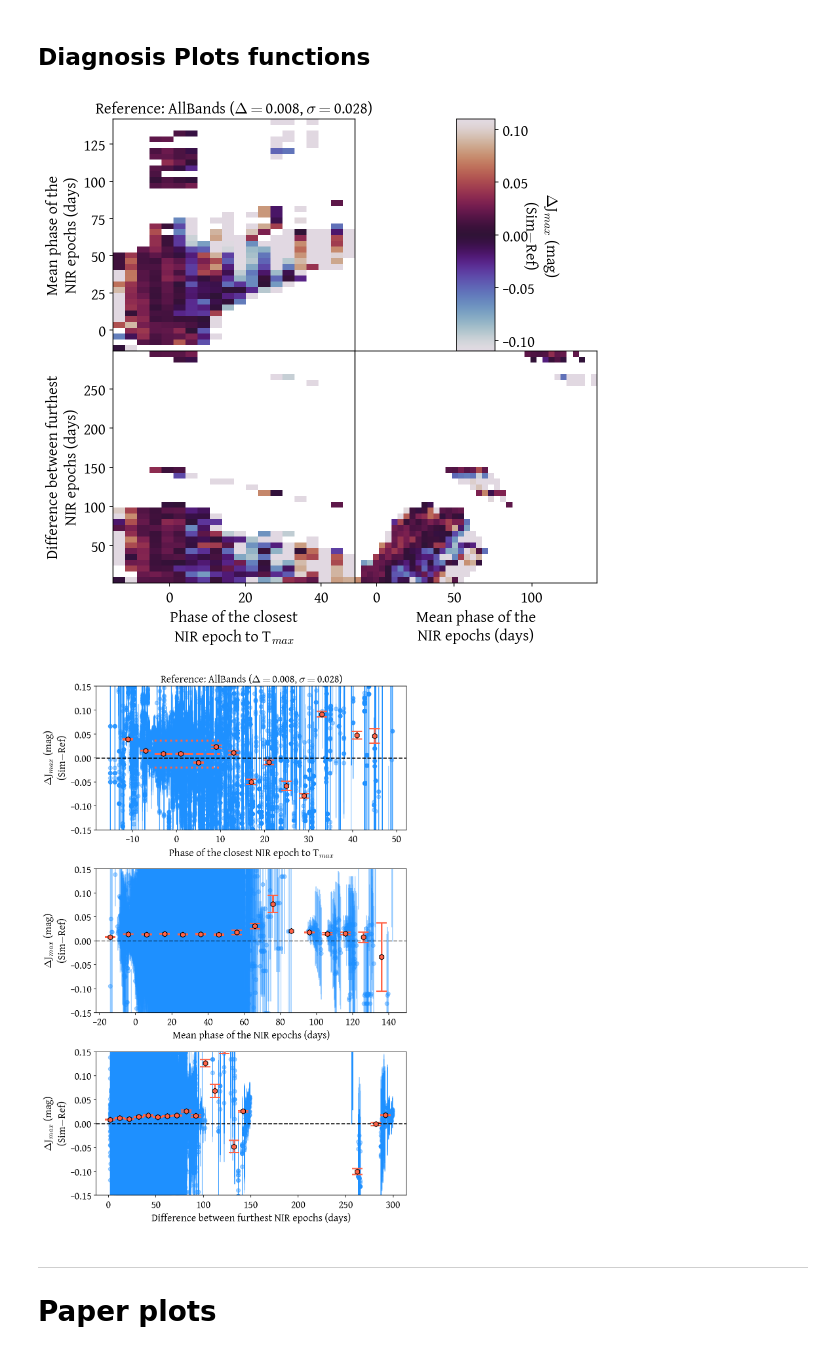
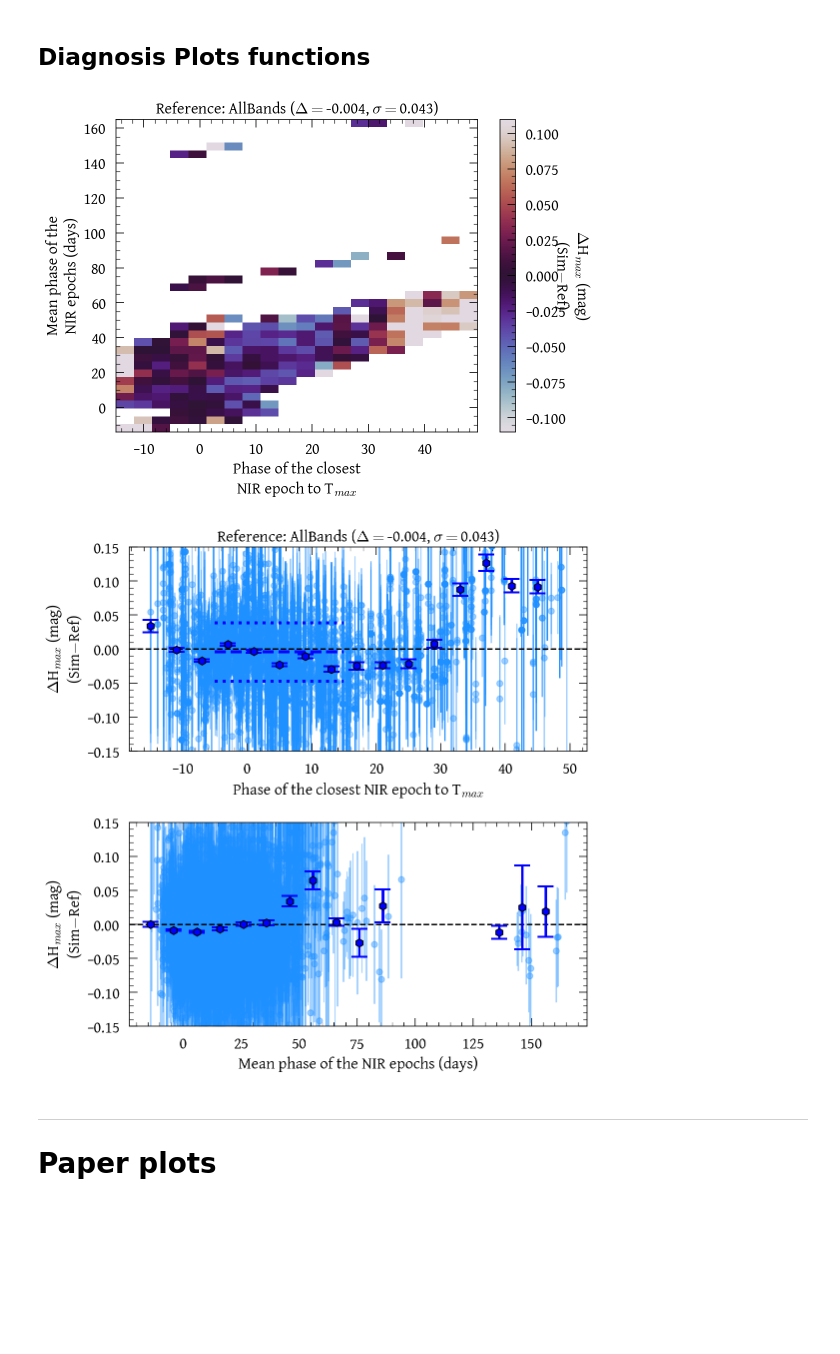
Before and after one commit to HOSTFLOWS/flows_sims, a Jupyter notebook: 3.comparison.ipynb, the cells around one changed output. Drawn from its saved outputs; the diff is of its cells as text; code cells hidden in the pictures; blank space fills up the shorter version.

```diff
--- a/3.comparison.ipynb
+++ b/3.comparison.ipynb
@@ -10,9 +10,12 @@ from matplotlib import cm, colors
 import seaborn as sns
 
 from scipy.stats import binned_statistic_2d
+from scipy.stats import linregress
+
+from snpy.CSPtemp import st_template
 
 %config InlineBackend.figure_format = 'retina'
-plt.rcParams["font.family"] = "Gentium"
+plt.rcParams["font.family"] = "GFS Artemisia"
 plt.rcParams['mathtext.fontset'] = "cm"
 
 CMAP = cm.get_cmap('twilight')
@@ -715,17 +718,17 @@ def master_plot(param, ref_bands, nir_bands, n_epochs, binned=True,
         plot_m3(param, ref_bands, nir_bands, binned,
                                     step1, step2, step3, mask_epochs)
 # %%
-parameter = 'Jmax'  # Jmax, Hmax, gmax, rmax, Tmax, st
+parameter = 'Hmax'  # Jmax, Hmax, gmax, rmax, Tmax, st
 ref_bands = 'AllBands'  # AllBands, Allminusu, grJH, gr, gp (gaussian process)
 nir_bands = 'JH'  # J, H, JH
-n_epochs = 3  # 1, 2, 3
-mask_epochs= (-5, 10)  # None, (-10, 10)
+n_epochs = 2  # 1, 2, 3
+mask_epochs= (-5, 15)  # None, (-10, 10)
 
 master_plot(parameter, ref_bands, nir_bands,
                 n_epochs, mask_epochs=mask_epochs)
 # %% [output]
-[figure, old version]
+[figure, new version]
-[figure, old version]
+[figure, new version]
 # %% [markdown]
 ___
 # Paper plots
```
Also changed, not shown: parts of 8 cells of this notebook, 30 other files.
